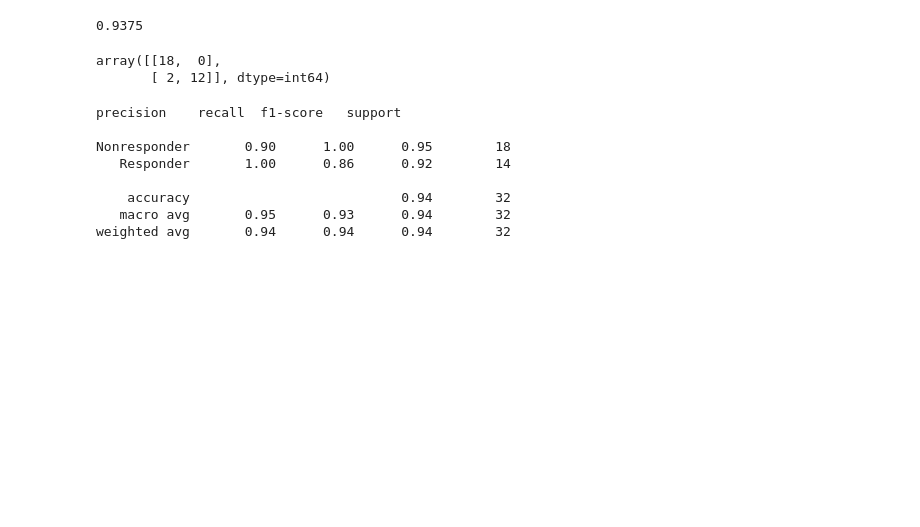
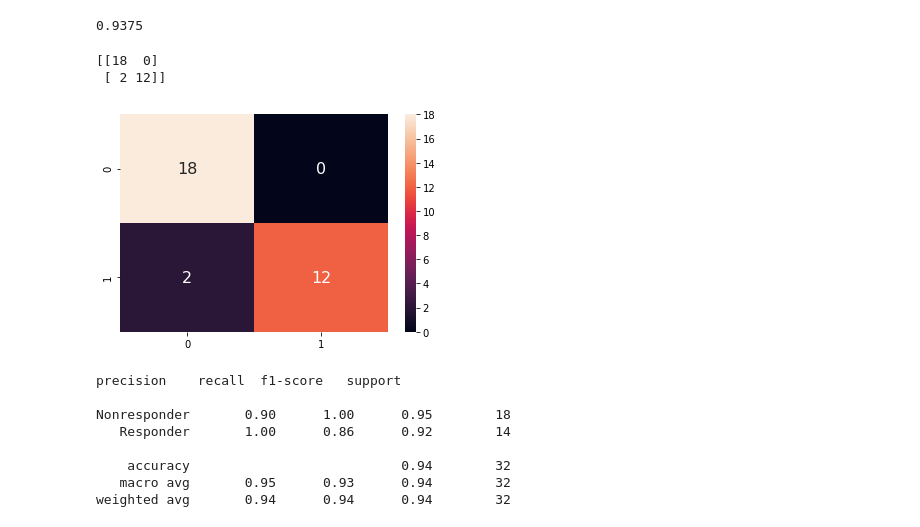
Before and after one commit to chrisbock76/Final_Project, a Jupyter notebook: BS_ML_test.ipynb, the cells around one changed output. Saved outputs shown, nothing was run; the diff lists cells and outputs as text; code cells hidden in the pictures; blank space fills up the shorter version.

Commit message:
Added heatmap of confusion matrix

```diff
--- a/BS_ML_test.ipynb
+++ b/BS_ML_test.ipynb
@@ -323,11 +323,18 @@ from sklearn.metrics import accuracy_score, confusion_matrix, classification_rep
 accuracy_score(test_labels, predictions)
 # %% [output]
 0.9375
-# %%
-confusion_matrix(test_labels, predictions)
-# %% [output]
-array([[18,  0],
-       [ 2, 12]], dtype=int64)
+# %%
+cm = confusion_matrix(test_labels, predictions)
+print(cm)
+# %% [output]
+[[18  0]
+ [ 2 12]]
+# %%
+import seaborn
+seaborn.heatmap(cm,annot=True,annot_kws={"size":16})
+plt.show()
+# %% [output]
+[figure, added]
 # %%
 target_names = ["Nonresponder","Responder"]
 print(classification_report(test_labels, predictions,target_names=target_names))
```
Also changed, not shown: parts of 4 cells of this notebook.
